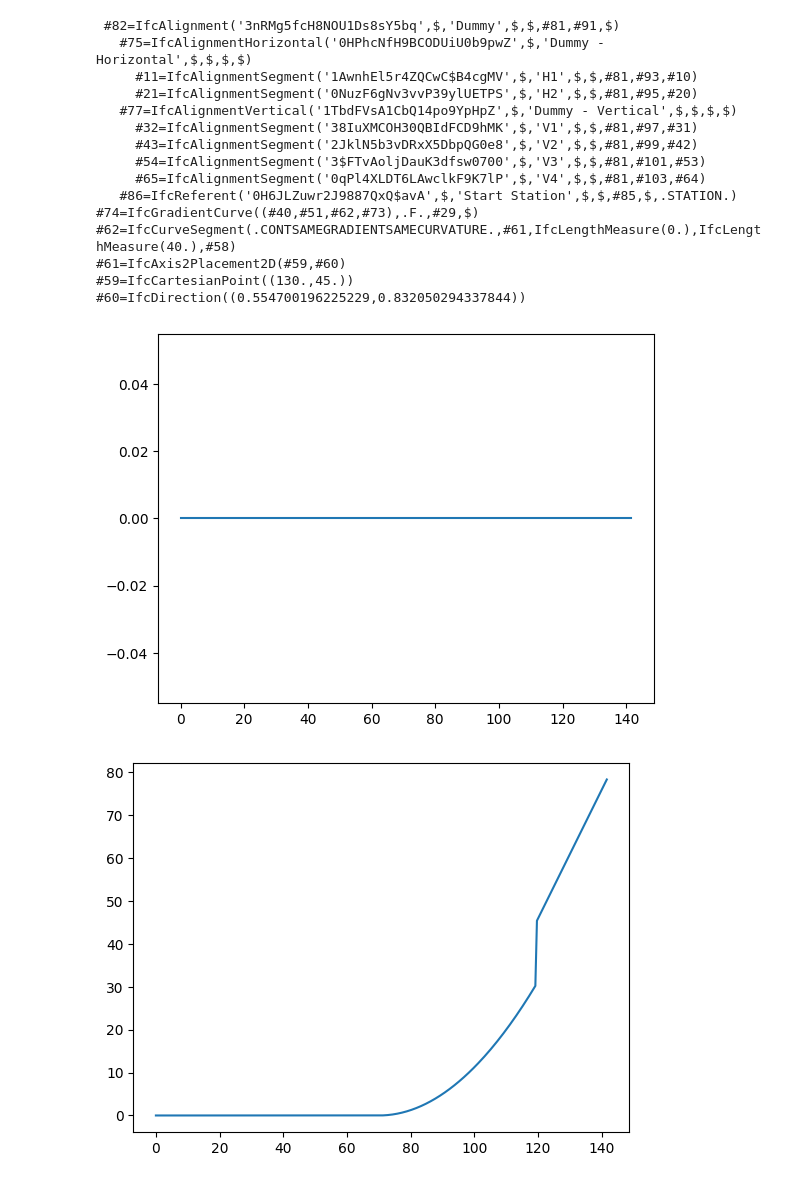
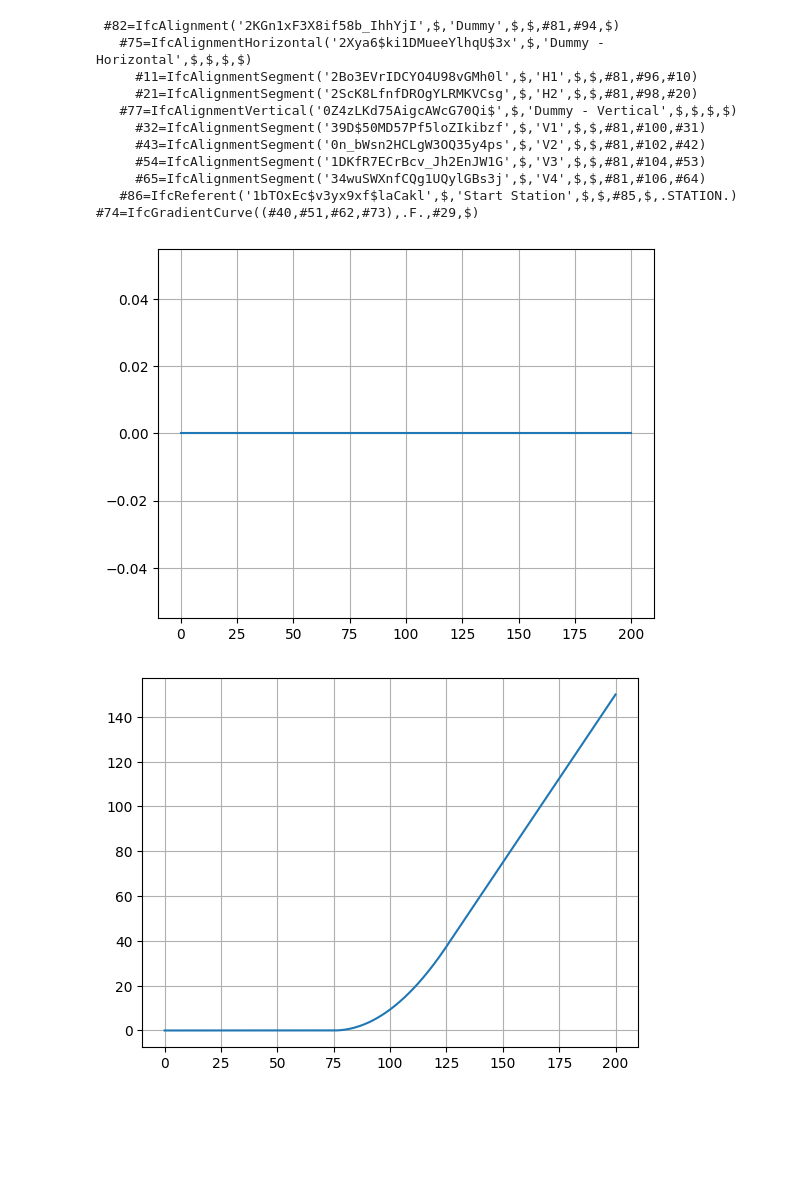
Before and after one commit to RickBrice/IfcAlignmentDriver, a Jupyter notebook: Notebooks/AlignmentAPI_Test.ipynb, the cells around one changed output. Drawn from its saved outputs; the diff is of its cells as text; code cells hidden in the pictures; blank space fills up the shorter version.

```diff
--- a/Notebooks/AlignmentAPI_Test.ipynb
+++ b/Notebooks/AlignmentAPI_Test.ipynb
@@ -19,57 +19,50 @@ axis_model_representation_subcontext = model.createIfcGeometricRepresentationSub
 
 fig1 = plt.figure().add_subplot()
 fig2 = plt.figure().add_subplot()
-
-#coordinates = [(0.0,0.0),(100.0,0.0),(200.0,200.0)]
-#radii = [(50.0)]
+fig1.grid(True)
+fig2.grid(True)
+#fig2.axis("square")
 
 coordinates = [(0.0,0.0),(500.0,0.0)]
 radii = []
 vpoints = [(0.0,0.0),(100.0,0.0),(200.0,150.0)]
-lengths = [(60.)]
+lengths = [(50.)]
 
 #coordinates = [(500.,2500.),(3340.0,  660.0),(4340.0, 5000.0),(7600.0, 4560.0),(8480.0, 2010.0)]
 #radii = [(1000.),(1250.),(950.)]
 #vpoints = [(0.0,100.0),(2000.,135.0),(5000.,105.),(7400.,153.),(9800.,105.),(12800.,90.)]
 #lengths = [(1600.),(1200.),(2000.),(800.)]
 
 helper = ifcopenshell.alignment.IfcAlignmentHelper(model)
 alignment = helper.create_alignment_by_pi_method("Dummy",coordinates,radii,vpoints,lengths)
 ifcopenshell.alignment.print_structure(alignment)
 curve = alignment.Representation.Representations[0].Items[0]
 print(curve)
 #curve = model.by_type("IfcCompositeCurve")[0] # because helper returns Nothing
 s = ifcopenshell.geom.settings()
 
 shape = ifcopenshell.geom.create_shape(s,curve)
 verts = shape.verts
 verts = np.array(verts).reshape((-1,3))
 x,y,z = verts.T
 fig1.plot(x,y)
 
 evaluator = ifcopenshell.ifcopenshell_wrapper.function_item_evaluator(s,ifcopenshell.ifcopenshell_wrapper.map_shape(s,curve.wrapped_data))
 distances = evaluator.evaluation_points()
 fig2.plot(distances,z)
 
-print(model.by_id(62))
-print(model.by_id(61))
-print(model.by_id(59))
-print(model.by_id(60))
+model.write("C:/Users/bricer/OneDrive - Washington State Department of Transportation/Desktop/Test.ifc")
 # %% [output]
- #82=IfcAlignment('3nRMg5fcH8NOU1Ds8sY5bq',$,'Dummy',$,$,#81,#91,$)
-   #75=IfcAlignmentHorizontal('0HPhcNfH9BCODUiU0b9pwZ',$,'Dummy - Horizontal',$,$,$,$)
-     #11=IfcAlignmentSegment('1AwnhEl5r4ZQCwC$B4cgMV',$,'H1',$,$,#81,#93,#10)
-     #21=IfcAlignmentSegment('0NuzF6gNv3vvP39ylUETPS',$,'H2',$,$,#81,#95,#20)
-   #77=IfcAlignmentVertical('1TbdFVsA1CbQ14po9YpHpZ',$,'Dummy - Vertical',$,$,$,$)
-     #32=IfcAlignmentSegment('38IuXMCOH30QBIdFCD9hMK',$,'V1',$,$,#81,#97,#31)
-     #43=IfcAlignmentSegment('2JklN5b3vDRxX5DbpQG0e8',$,'V2',$,$,#81,#99,#42)
-     #54=IfcAlignmentSegment('3$FTvAoljDauK3dfsw0700',$,'V3',$,$,#81,#101,#53)
-     #65=IfcAlignmentSegment('0qPl4XLDT6LAwclkF9K7lP',$,'V4',$,$,#81,#103,#64)
-   #86=IfcReferent('0H6JLZuwr2J9887QxQ$avA',$,'Start Station',$,$,#85,$,.STATION.)
+ #82=IfcAlignment('2KGn1xF3X8if58b_IhhYjI',$,'Dummy',$,$,#81,#94,$)
+   #75=IfcAlignmentHorizontal('2Xya6$ki1DMueeYlhqU$3x',$,'Dummy - Horizontal',$,$,$,$)
+     #11=IfcAlignmentSegment('2Bo3EVrIDCYO4U98vGMh0l',$,'H1',$,$,#81,#96,#10)
+     #21=IfcAlignmentSegment('2ScK8LfnfDROgYLRMKVCsg',$,'H2',$,$,#81,#98,#20)
+   #77=IfcAlignmentVertical('0Z4zLKd75AigcAWcG70Qi$',$,'Dummy - Vertical',$,$,$,$)
+     #32=IfcAlignmentSegment('39D$50MD57Pf5loZIkibzf',$,'V1',$,$,#81,#100,#31)
+     #43=IfcAlignmentSegment('0n_bWsn2HCLgW3OQ35y4ps',$,'V2',$,$,#81,#102,#42)
+     #54=IfcAlignmentSegment('1DKfR7ECrBcv_Jh2EnJW1G',$,'V3',$,$,#81,#104,#53)
+     #65=IfcAlignmentSegment('34wuSWXnfCQg1UQylGBs3j',$,'V4',$,$,#81,#106,#64)
+   #86=IfcReferent('1bTOxEc$v3yx9xf$laCakl',$,'Start Station',$,$,#85,$,.STATION.)
 #74=IfcGradientCurve((#40,#51,#62,#73),.F.,#29,$)
-#62=IfcCurveSegment(.CONTSAMEGRADIENTSAMECURVATURE.,#61,IfcLengthMeasure(0.),IfcLengthMeasure(40.),#58)
-#61=IfcAxis2Placement2D(#59,#60)
-#59=IfcCartesianPoint((130.,45.))
-#60=IfcDirection((0.554700196225229,0.832050294337844))
-[figure, old version]
+[figure, new version]
-[figure, old version]
+[figure, new version]
```
Also changed, not shown: 2 other files.
